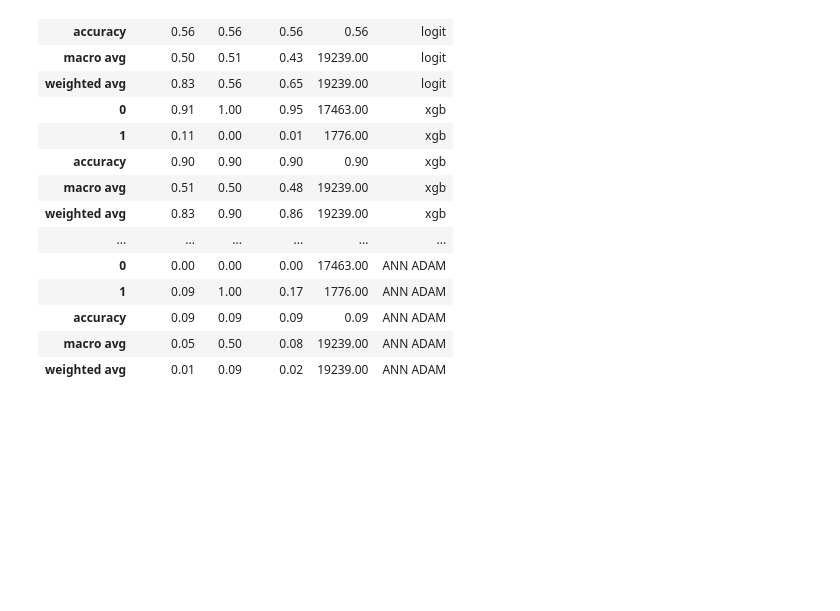
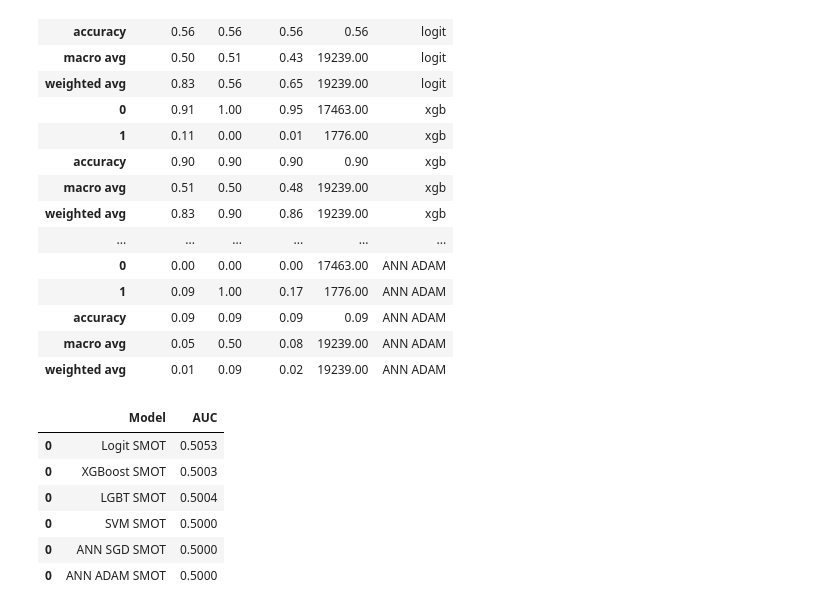
Before and after one commit to Ana-Akaishi/data-science-projects, a Jupyter notebook: Bank_Loan_Default/02_ML_Synt.ipynb, the cells around one changed output. Cells and saved outputs as stored; diff of their text form; code cells hidden in the pictures; blank space fills up the shorter version.

Commit message:
cleaned the ML_SMOT code

```diff
--- a/Bank_Loan_Default/02_ML_Synt.ipynb
+++ b/Bank_Loan_Default/02_ML_Synt.ipynb
@@ -262,10 +251,10 @@ auc_report
 scaler = StandardScaler()
 
 # Use train set as reference
-scaler.fit_transform(x_train)
+x_train = scaler.fit_transform(x_train)
 
 # Transform test without contaminating it
-scaler.transform(x_test)
+x_test = scaler.transform(x_test)
 # %% [output]
 array([[ 2.20015961, -1.2063035 , -0.17770818, ..., -0.08442591,
         -0.29289712, -1.00739589],
@@ -545,0 +536,10 @@ auc_report.to_csv('auc_report.csv')
+# %%
+auc_report
+# %% [output]
+|  | Model | AUC |
+| 0 | Logit SMOT | 0.5053 |
+| 0 | XGBoost SMOT | 0.5003 |
+| 0 | LGBT SMOT | 0.5004 |
+| 0 | SVM SMOT | 0.5000 |
+| 0 | ANN SGD SMOT | 0.5000 |
+| 0 | ANN ADAM SMOT | 0.5000 |
```
Also changed, not shown: parts of 3 cells of this notebook.
